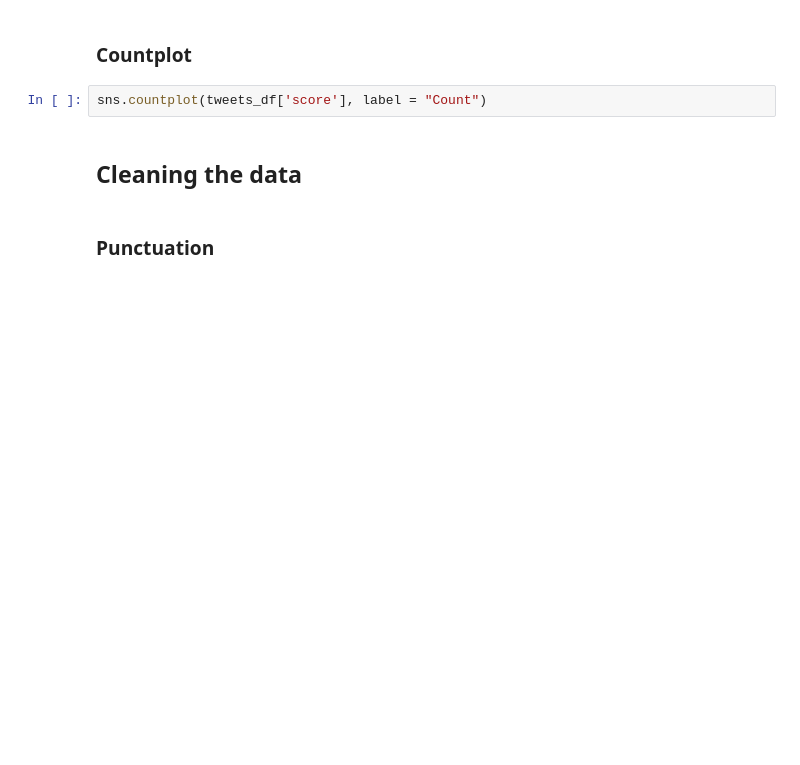
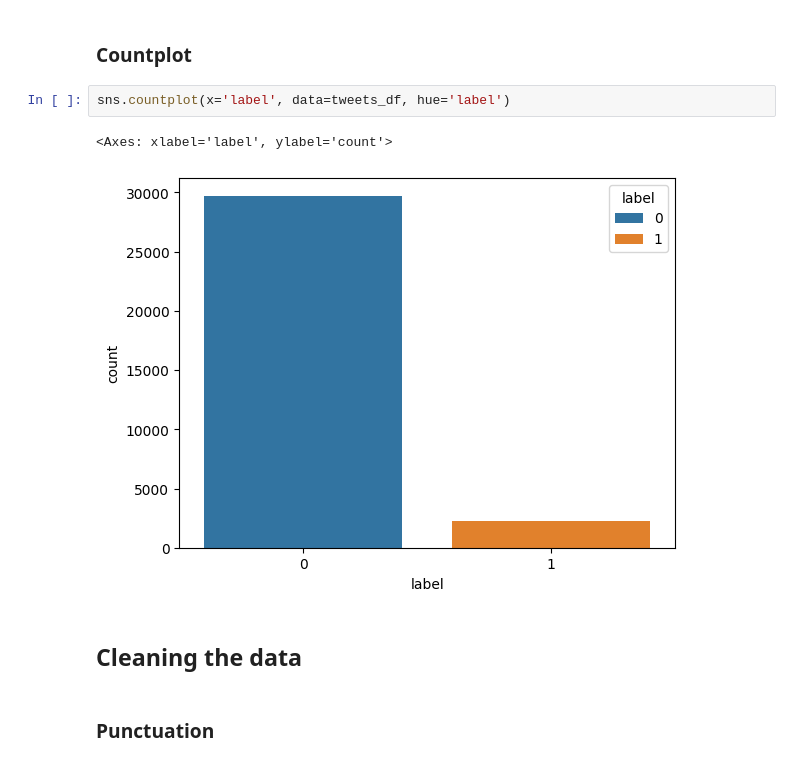
Before and after one commit to MoBanju/Sentiment-Analysis, a Jupyter notebook: TwitterSentimentAnalysis.ipynb, the cells around one changed output. Cells and saved outputs as stored; diff of their text form; blank space fills up the shorter version.

```diff
--- a/TwitterSentimentAnalysis.ipynb
+++ b/TwitterSentimentAnalysis.ipynb
@@ -164,7 +206,10 @@ plt.imshow((WordCloud().generate(sentences_as_one_string)))
 # %% [markdown]
 ### Countplot
 # %%
-sns.countplot(tweets_df['score'], label = "Count")
+sns.countplot(x='label', data=tweets_df, hue='label')
+# %% [output]
+<Axes: xlabel='label', ylabel='count'>
+[figure, added]
 # %% [markdown]
 ## Cleaning the data
 # %% [markdown]
```
Also changed, not shown: parts of 27 cells of this notebook, 1 other file.
